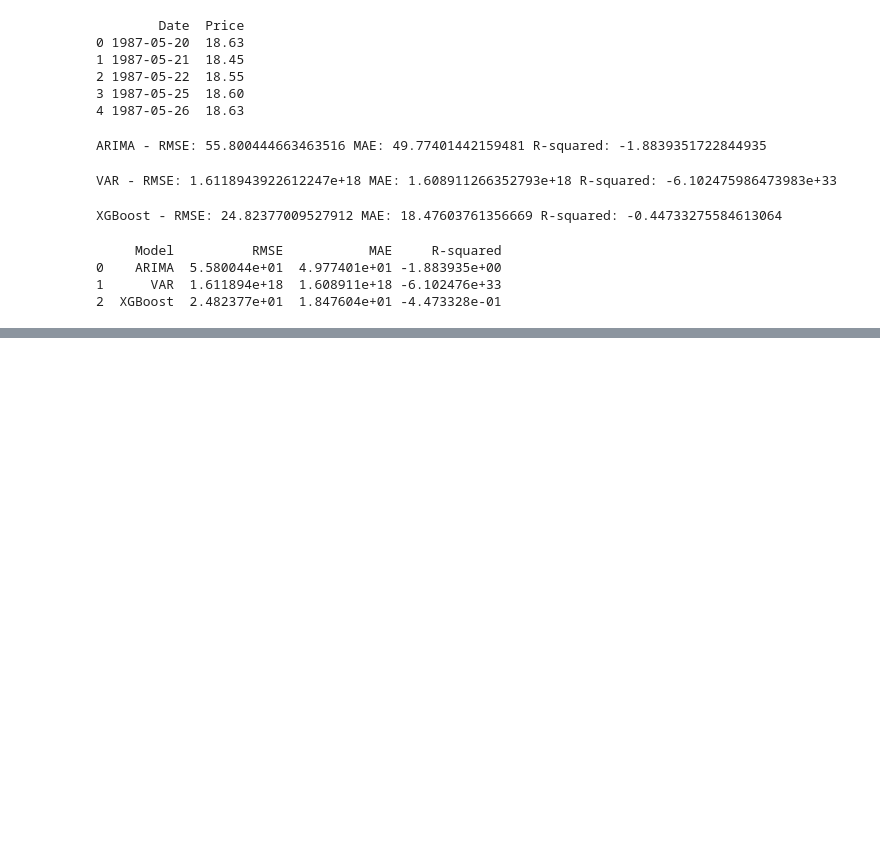
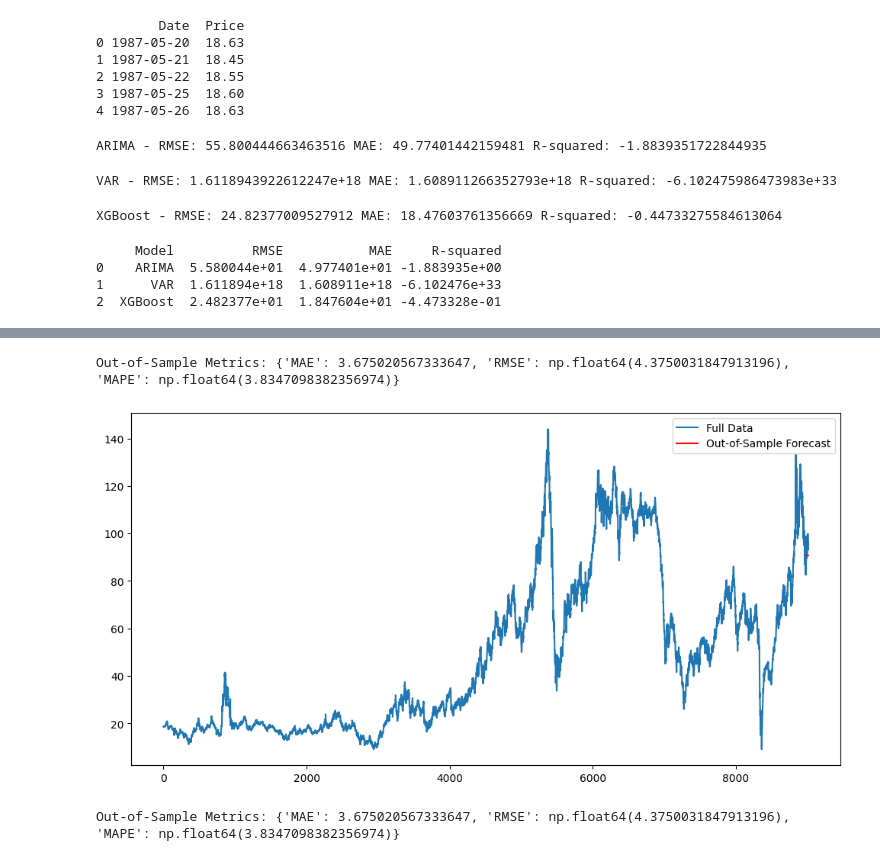
Before and after one commit to Semir1r/Oil-price-analysis, a Jupyter notebook: notebooks/oil_analysis.ipynb, the cells around one changed output, grey strips where cells are left out. Drawn from its saved outputs; the diff is of its cells as text; code cells hidden in the pictures; blank space fills up the shorter version.

```diff
--- a/notebooks/oil_analysis.ipynb
+++ b/notebooks/oil_analysis.ipynb
@@ -959,0 +1048,28 @@ print(metrics_df)
+# %%
+# Out-of-sample testing function
+def out_of_sample_testing(prices, order=(1, 1, 1), out_of_sample_period=30):
+    train, test = prices[:-out_of_sample_period], prices[-out_of_sample_period:]
+
+    model = ARIMA(train, order=order)
+    model_fit = model.fit()
+
+    forecast = model_fit.forecast(steps=out_of_sample_period)
+    metrics = calculate_metrics(test, forecast)
+
+    print("Out-of-Sample Metrics:", metrics)
+
+    plt.figure(figsize=(12, 6))
+    plt.plot(prices, label="Full Data")
+    plt.plot(test.index, forecast, label="Out-of-Sample Forecast", color="red")
+    plt.legend()
+    plt.show()
+
+    return metrics
+
+# Run out-of-sample testing
+out_of_sample_metrics = out_of_sample_testing(prices, order=(1, 1, 1), out_of_sample_period=30)
+print("Out-of-Sample Metrics:", out_of_sample_metrics)
+# %% [output]
+Out-of-Sample Metrics: {'MAE': 3.675020567333647, 'RMSE': np.float64(4.3750031847913196), 'MAPE': np.float64(3.8347098382356974)}
+[figure, added]
+Out-of-Sample Metrics: {'MAE': 3.675020567333647, 'RMSE': np.float64(4.3750031847913196), 'MAPE': np.float64(3.8347098382356974)}
```
Also changed, not shown: parts of 16 cells of this notebook, 24 other files.
